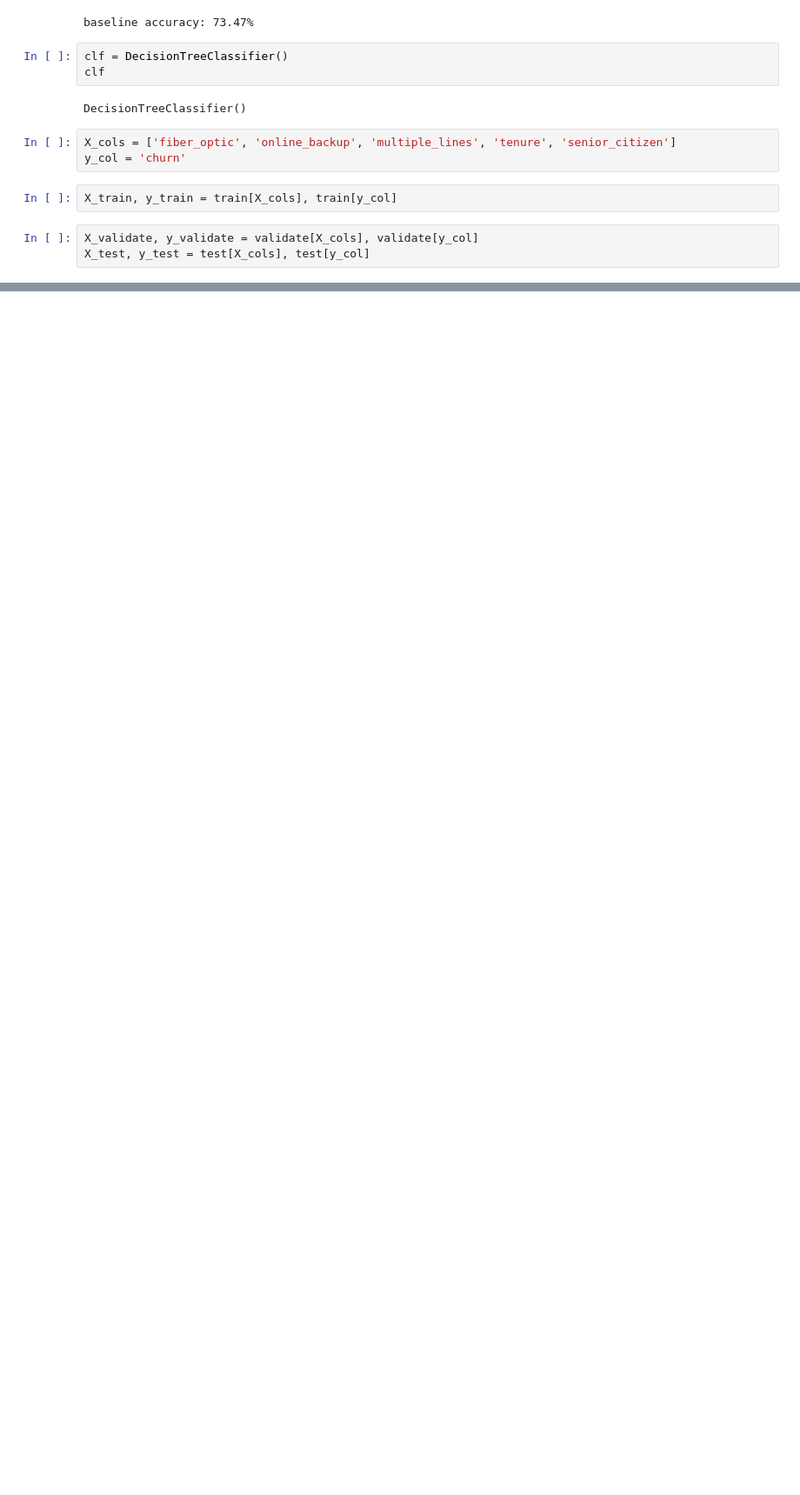
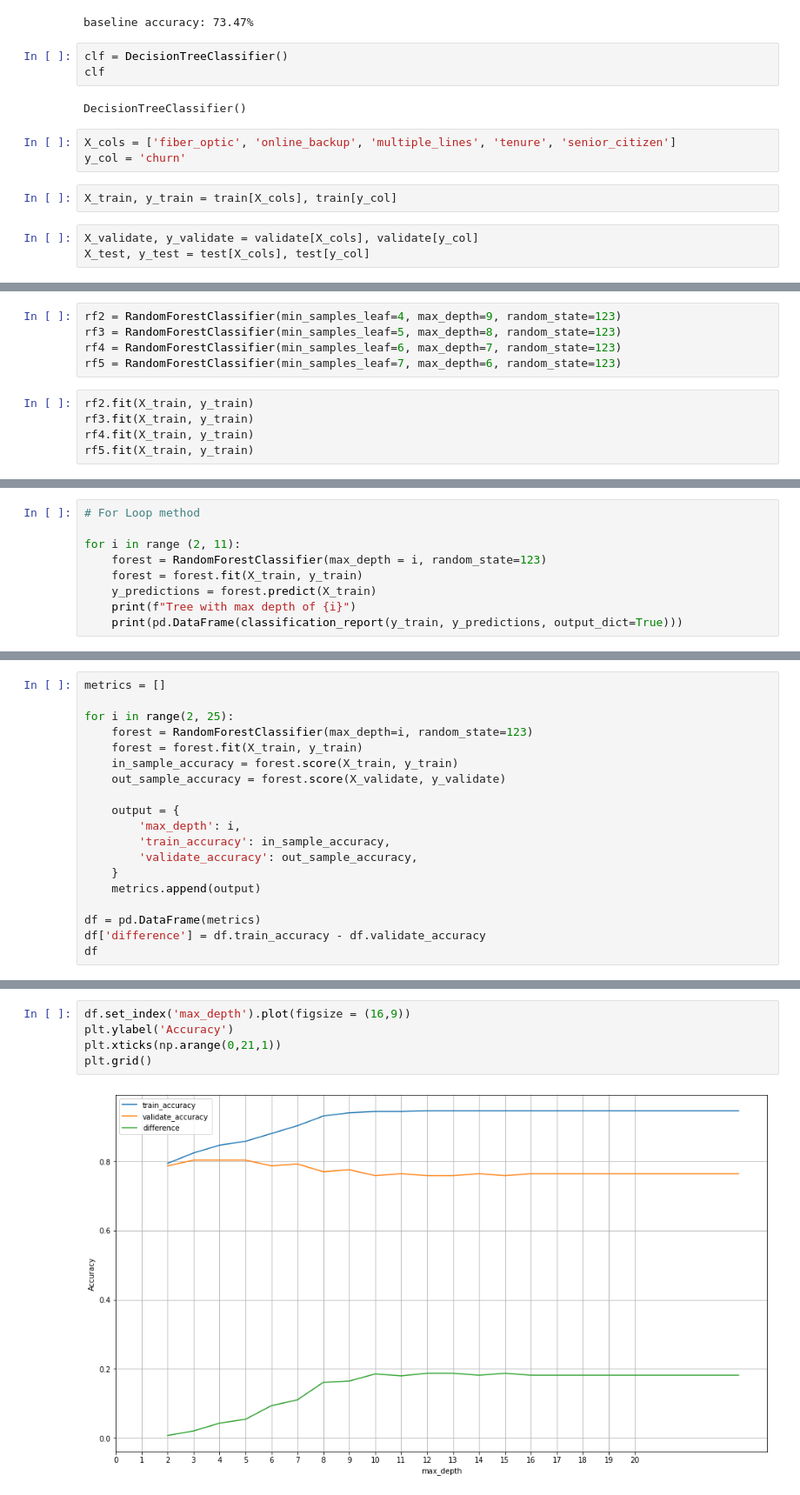
Before and after one commit to Larry-Holmes/classification-exercises, a Jupyter notebook: model.ipynb, the cells around one changed output, grey strips where cells are left out. Shown: that part at 87% size. Cells and saved outputs as stored; diff of their text form; blank space fills up the shorter version.

Commit message:
added Random Forest and KNN exercises to model notebook and updated prepare file

```diff
--- a/model.ipynb
+++ b/model.ipynb
@@ -337,0 +437,10 @@ ValueError: could not convert string to float: 'Yes'
+# %%
+rf2 = RandomForestClassifier(min_samples_leaf=4, max_depth=9, random_state=123)
+rf3 = RandomForestClassifier(min_samples_leaf=5, max_depth=8, random_state=123)
+rf4 = RandomForestClassifier(min_samples_leaf=6, max_depth=7, random_state=123)
+rf5 = RandomForestClassifier(min_samples_leaf=7, max_depth=6, random_state=123)
+# %%
+rf2.fit(X_train, y_train)
+rf3.fit(X_train, y_train)
+rf4.fit(X_train, y_train)
+rf5.fit(X_train, y_train)
@@ -337,0 +538,9 @@ ValueError: could not convert string to float: 'Yes'
+# %%
+# For Loop method
+
+for i in range (2, 11):
+    forest = RandomForestClassifier(max_depth = i, random_state=123)
+    forest = forest.fit(X_train, y_train)
+    y_predictions = forest.predict(X_train)
+    print(f"Tree with max depth of {i}")
+    print(pd.DataFrame(classification_report(y_train, y_predictions, output_dict=True)))
@@ -337,0 +565,19 @@ ValueError: could not convert string to float: 'Yes'
+# %%
+metrics = []
+
+for i in range(2, 25):
+    forest = RandomForestClassifier(max_depth=i, random_state=123)
+    forest = forest.fit(X_train, y_train)
+    in_sample_accuracy = forest.score(X_train, y_train)
+    out_sample_accuracy = forest.score(X_validate, y_validate)
+
+    output = {
+        'max_depth': i,
+        'train_accuracy': in_sample_accuracy,
+        'validate_accuracy': out_sample_accuracy,
+    }
+    metrics.append(output)
+
+df = pd.DataFrame(metrics)
+df['difference'] = df.train_accuracy - df.validate_accuracy
+df
@@ -337,0 +602,7 @@ ValueError: could not convert string to float: 'Yes'
+# %%
+df.set_index('max_depth').plot(figsize = (16,9))
+plt.ylabel('Accuracy')
+plt.xticks(np.arange(0,21,1))
+plt.grid()
+# %% [output]
+[figure, added]
```
Also changed, not shown: parts of 52 cells of this notebook, 1 other file.
